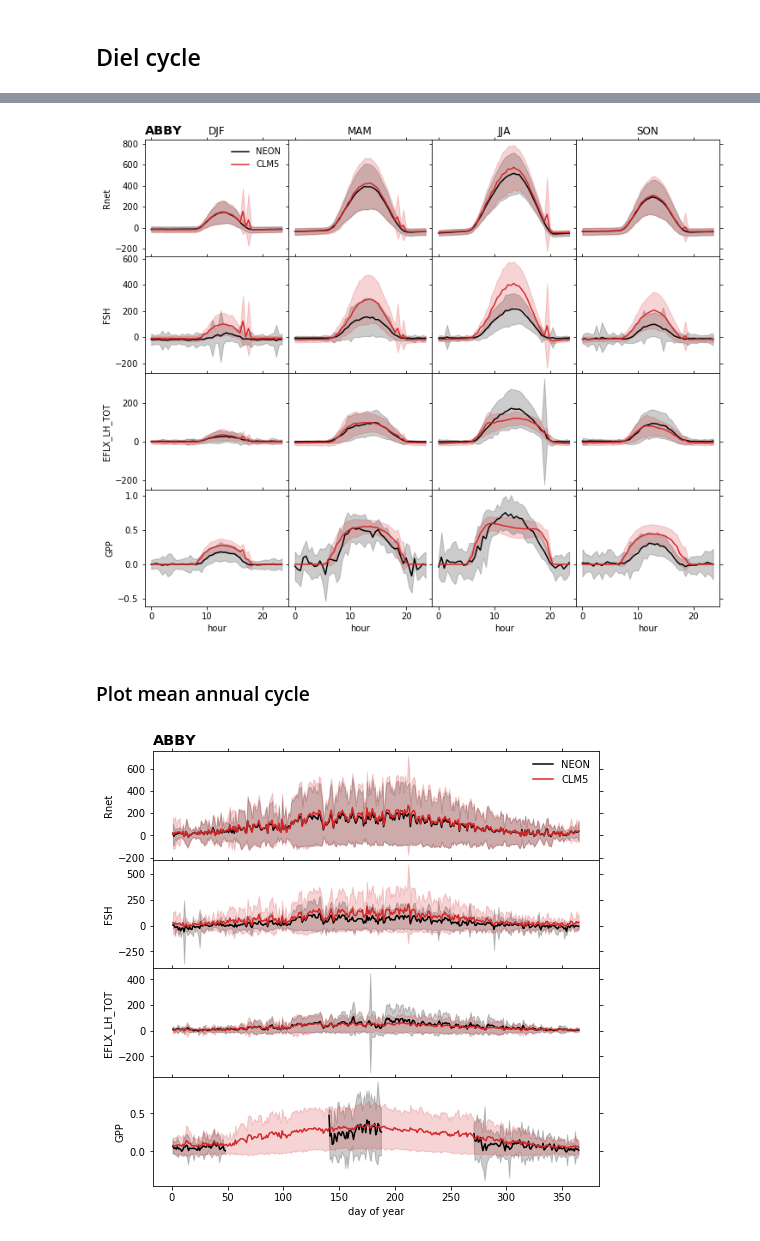
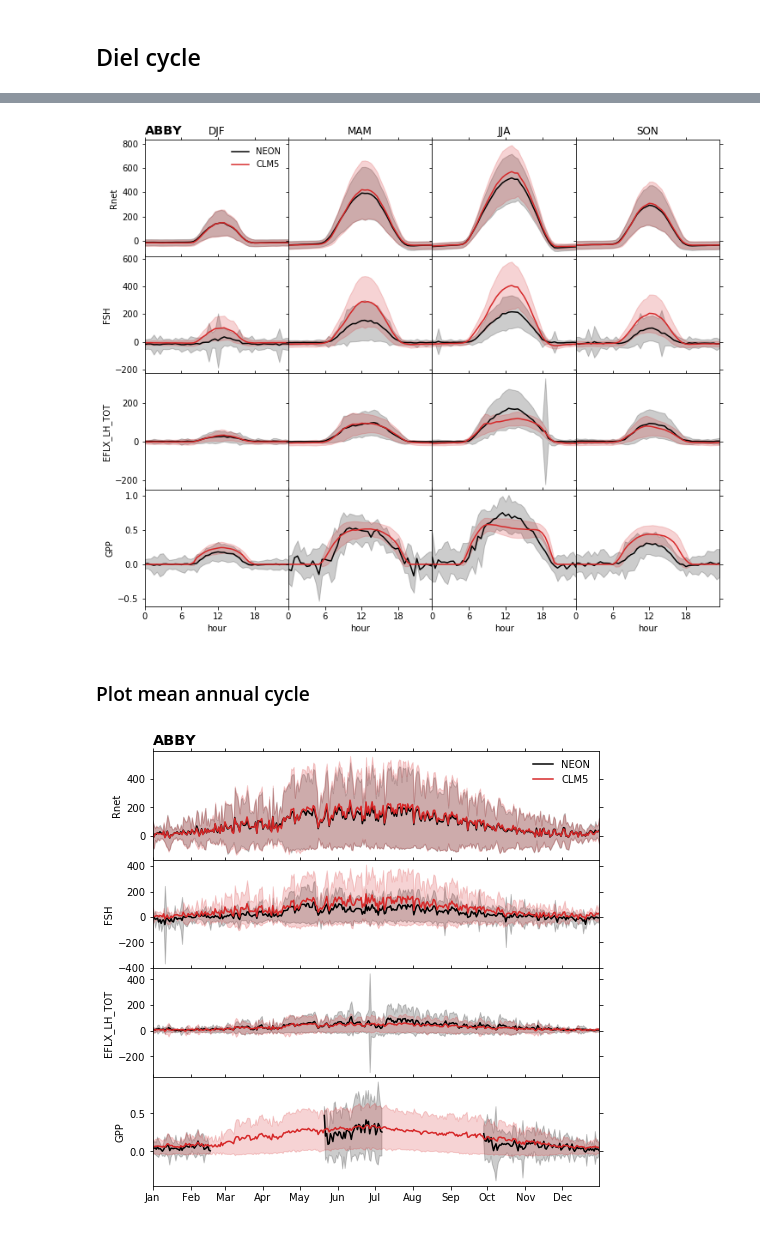
Before and after one commit to wwieder/ctsm_py, a Jupyter notebook: notebooks/ptCLM_NEON.ipynb, the cells around one changed output, grey strips where cells are left out. Drawn from its saved outputs; the diff is of its cells as text; code cells hidden in the pictures.

```diff
--- a/notebooks/ptCLM_NEON.ipynb
+++ b/notebooks/ptCLM_NEON.ipynb
@@ -49,11 +50,12 @@ CLMfile
 # %%
-dsOBS = utils.time_set_mid(xr.open_mfdataset(OBSfile, decode_times=True, combine='by_coords'), 'time')
+dsOBS = utils.time_set_mid(xr.open_mfdataset(OBSfile, decode_times=True,
+                                             combine='by_coords'), 'time')
 dsCLM = xr.open_mfdataset(CLMfile, decode_times=True, combine='by_coords')
 
 dsOBS = dsOBS.isel(lat=0, lon=0)
 dsCLM = dsCLM.isel(lndgrid=0)
 
-dsCLM = dsCLM.shift(time=-2)
+dsCLM = dsCLM.shift(time=-1)
 # %%
 # create new variables to subset data
 dsOBS['month']  = dsOBS['time.month']
@@ -187,16 +195,7 @@ for v in range(len(Var)):
         axs[v,i].fill_between(clmX.HourMin, clmX - clmSD, clmX + clmSD, alpha=0.2,color='tab:red')
         axs[v,i].yaxis.set_ticks_position('both')# Ticks on all 4 sides
         axs[v,i].xaxis.set_ticks_position('both')
-        #axs[v,i].secondary_yaxis('right')
-        '''        # add stats
-        bad = ~np.logical_or(np.isnan(x), np.isnan(y))
-        x = np.compress(bad, x)
-        y = np.compress(bad, y)
-        R, p = stats.pearsonr(x,y)
-        R = np.round(R, 2)
-        axs[v,i].text(0.8, 0.1,'r = '+str(R),fontsize=12,
-                     ha='center', va='center', transform=axs[i,v].transAxes)
-        '''
+
         # control titles & axis labels
         # label colums of data with variables name
         if v == 0:
@@ -214,41 +213,50 @@ for v in range(len(Var)):
         if i == 0:
             axs[v,i].set_ylabel(Var[v])
 
+plt.xlim(0,23.5)
+plt.xticks(np.arange(0., 24., 6.0))
+
 plt.savefig(OUTdir+site+'_FluxDiel.pdf');
 # %% [output]
-[figure, old version]
+[figure, new version]
 # %% [markdown]
 ### Plot mean annual cycle
 # %%
+months = mdates.MonthLocator()  # every month
+months_fmt = mdates.DateFormatter('%b')
+
 fig, axs = plt.subplots(len(Var),1, sharex=True,
                         gridspec_kw={'wspace': 0, 'hspace': 0},
                         figsize=(8,8))
 for v in range(len(Var)):
-
+    x = dsOBS['time'].groupby('time.dayofyear').min()
     obsX = dsOBS[Var[v]].groupby('time.dayofyear').mean()
     clmX = dsCLM[Var[v]].groupby('time.dayofyear').mean()
     obsSD = dsOBS[Var[v]].groupby('time.dayofyear').std()
     clmSD = dsCLM[Var[v]].groupby('time.dayofyear').std()
 
-
-    axs[v].plot(obsX['dayofyear'], obsX, '-', color='k')
-    axs[v].fill_between(obsX['dayofyear'], obsX - obsSD, obsX + obsSD, alpha=0.2,color='k')
-    axs[v].plot(clmX['dayofyear'], clmX, '-',color='tab:red')
-    axs[v].fill_between(clmX['dayofyear'], clmX - clmSD, clmX + clmSD, alpha=0.2,color='tab:red')
+    axs[v].plot(x, obsX, '-', color='k')
+    axs[v].fill_between(x, obsX - obsSD, obsX + obsSD, alpha=0.2,color='k')
+    axs[v].plot(x, clmX, '-',color='tab:red')
+    axs[v].fill_between(x, clmX - clmSD, clmX + clmSD, alpha=0.2,color='tab:red')
     axs[v].set_ylabel(Var[v])
     axs[v].yaxis.set_ticks_position('both')# Ticks on all 4 sides
     axs[v].xaxis.set_ticks_position('both')
 
+    # set  x axis limits
+    axs[v].format_xdata = mdates.DateFormatter('%Y-%m-%d')
+    axs[v].xaxis.set_major_locator(months)
+    axs[v].xaxis.set_major_formatter(months_fmt)
+    datemin = np.datetime64(x[0].values, 'm')
+    datemax = np.datetime64(x[-1].values, 'm')
+    axs[v].set_xlim(datemin, datemax)
+
     # control titles & axis labels
-    # label colums of data with variables name
     if v == 0:
         axs[v].set_title(site, loc='left', fontsize='x-large', fontweight='bold')
         axs[v].legend(('NEON','CLM5'), frameon=False)
 
-    # x-axis lables on bottom row of plots
-    if v == 3:
-        axs[v].set_xlabel('day of year')
-
+#fig.autofmt_xdate()
 plt.savefig(OUTdir+site+'_FluxAnnual.pdf');
 # %% [output]
-[figure, old version]
+[figure, new version]
```
Also changed, not shown: parts of 10 cells of this notebook.
